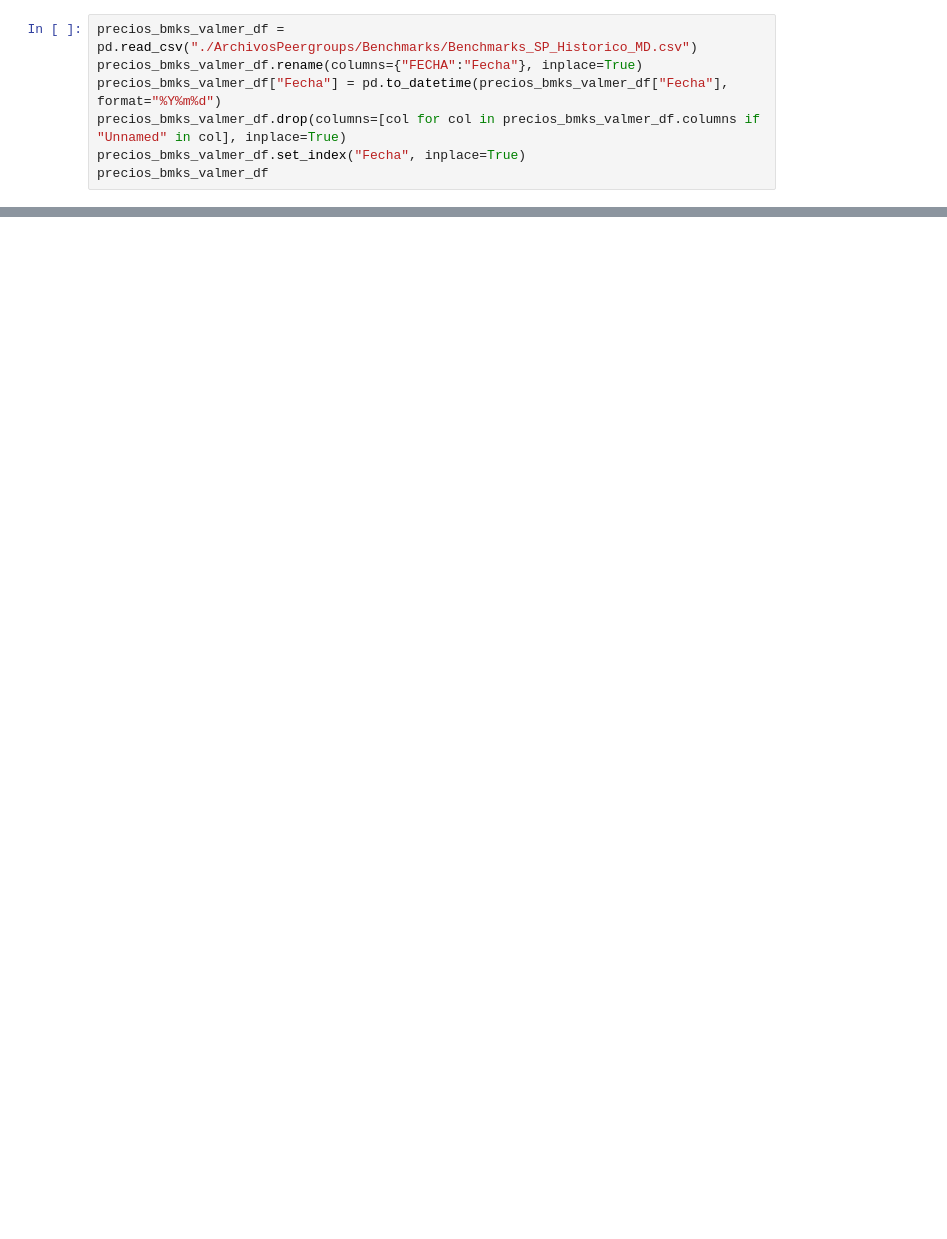
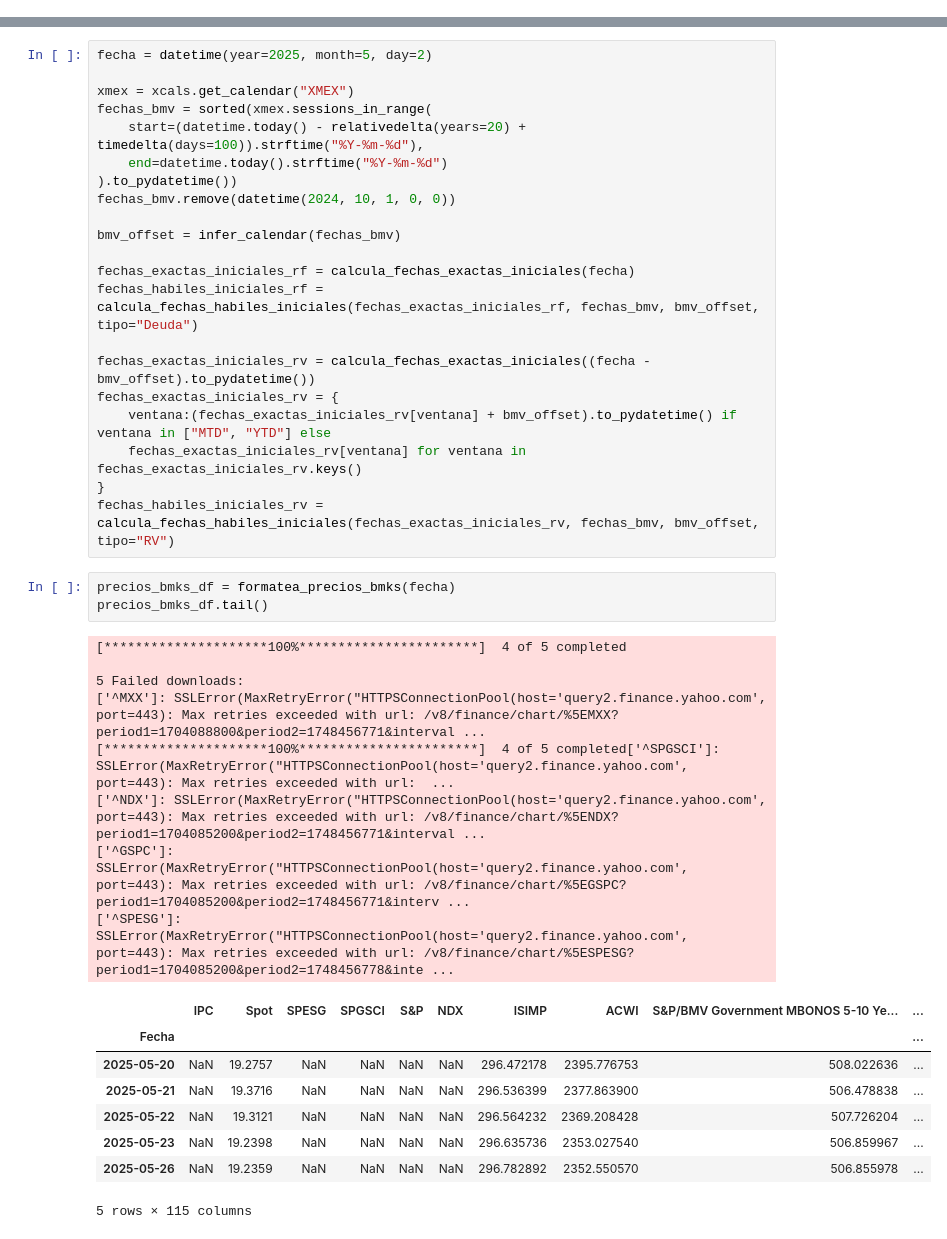
Before and after one commit to JAntonioAGR/TestStreamlit, a Jupyter notebook: test.ipynb, the cells around one changed output, grey strips where cells are left out. Saved outputs shown, nothing was run; the diff lists cells and outputs as text; blank space fills up the shorter version.

```diff
--- a/test.ipynb
+++ b/test.ipynb
@@ -65,7 +0,0 @@ precios_bmks_acwi_df
-# %%
-precios_bmks_valmer_df = pd.read_csv("./ArchivosPeergroups/Benchmarks/Benchmarks_SP_Historico_MD.csv")
-precios_bmks_valmer_df.rename(columns={"FECHA":"Fecha"}, inplace=True)
-precios_bmks_valmer_df["Fecha"] = pd.to_datetime(precios_bmks_valmer_df["Fecha"], format="%Y%m%d")
-precios_bmks_valmer_df.drop(columns=[col for col in precios_bmks_valmer_df.columns if "Unnamed" in col], inplace=True)
-precios_bmks_valmer_df.set_index("Fecha", inplace=True)
-precios_bmks_valmer_df
@@ -279,0 +691,41 @@ temp_precios_fondos_df
+# %%
+fecha = datetime(year=2025, month=5, day=2)
+
+xmex = xcals.get_calendar("XMEX")
+fechas_bmv = sorted(xmex.sessions_in_range(
+    start=(datetime.today() - relativedelta(years=20) + timedelta(days=100)).strftime("%Y-%m-%d"),
+    end=datetime.today().strftime("%Y-%m-%d")
+).to_pydatetime())
+fechas_bmv.remove(datetime(2024, 10, 1, 0, 0))
+
+bmv_offset = infer_calendar(fechas_bmv)
+
+fechas_exactas_iniciales_rf = calcula_fechas_exactas_iniciales(fecha)
+fechas_habiles_iniciales_rf = calcula_fechas_habiles_iniciales(fechas_exactas_iniciales_rf, fechas_bmv, bmv_offset, tipo="Deuda")
+
+fechas_exactas_iniciales_rv = calcula_fechas_exactas_iniciales((fecha - bmv_offset).to_pydatetime())
+fechas_exactas_iniciales_rv = {
+    ventana:(fechas_exactas_iniciales_rv[ventana] + bmv_offset).to_pydatetime() if ventana in ["MTD", "YTD"] else
+    fechas_exactas_iniciales_rv[ventana] for ventana in fechas_exactas_iniciales_rv.keys()
+}
+fechas_habiles_iniciales_rv = calcula_fechas_habiles_iniciales(fechas_exactas_iniciales_rv, fechas_bmv, bmv_offset, tipo="RV")
+# %%
+precios_bmks_df = formatea_precios_bmks(fecha)
+precios_bmks_df.tail()
+# %% [output]
+[*********************100%***********************]  4 of 5 completed
+
+5 Failed downloads:
+['^MXX']: SSLError(MaxRetryError("HTTPSConnectionPool(host='query2.finance.yahoo.com', port=443): Max retries exceeded with url: /v8/finance/chart/%5EMXX?period1=1704088800&period2=1748456771&interval ...
+[*********************100%***********************]  4 of 5 completed['^SPGSCI']: SSLError(MaxRetryError("HTTPSConnectionPool(host='query2.finance.yahoo.com', port=443): Max retries exceeded with url:  ...
+['^NDX']: SSLError(MaxRetryError("HTTPSConnectionPool(host='query2.finance.yahoo.com', port=443): Max retries exceeded with url: /v8/finance/chart/%5ENDX?period1=1704085200&period2=1748456771&interval ...
+['^GSPC']: SSLError(MaxRetryError("HTTPSConnectionPool(host='query2.finance.yahoo.com', port=443): Max retries exceeded with url: /v8/finance/chart/%5EGSPC?period1=1704085200&period2=1748456771&interv ...
+['^SPESG']: SSLError(MaxRetryError("HTTPSConnectionPool(host='query2.finance.yahoo.com', port=443): Max retries exceeded with url: /v8/finance/chart/%5ESPESG?period1=1704085200&period2=1748456778&inte ...
+|  | IPC | Spot | SPESG | SPGSCI | S&P | NDX | ISIMP | ACWI | S&P/BMV Government MBONOS 5-10 Ye... | ... |
+| Fecha |  |  |  |  |  |  |  |  |  | ... |
+| 2025-05-20 | NaN | 19.2757 | NaN | NaN | NaN | NaN | 296.472178 | 2395.776753 | 508.022636 | ... |
+| 2025-05-21 | NaN | 19.3716 | NaN | NaN | NaN | NaN | 296.536399 | 2377.863900 | 506.478838 | ... |
+| 2025-05-22 | NaN | 19.3121 | NaN | NaN | NaN | NaN | 296.564232 | 2369.208428 | 507.726204 | ... |
+| 2025-05-23 | NaN | 19.2398 | NaN | NaN | NaN | NaN | 296.635736 | 2353.027540 | 506.859967 | ... |
+| 2025-05-26 | NaN | 19.2359 | NaN | NaN | NaN | NaN | 296.782892 | 2352.550570 | 506.855978 | ... |
+5 rows × 115 columns
```
Also changed, not shown: parts of 21 cells of this notebook, 8 other files.
